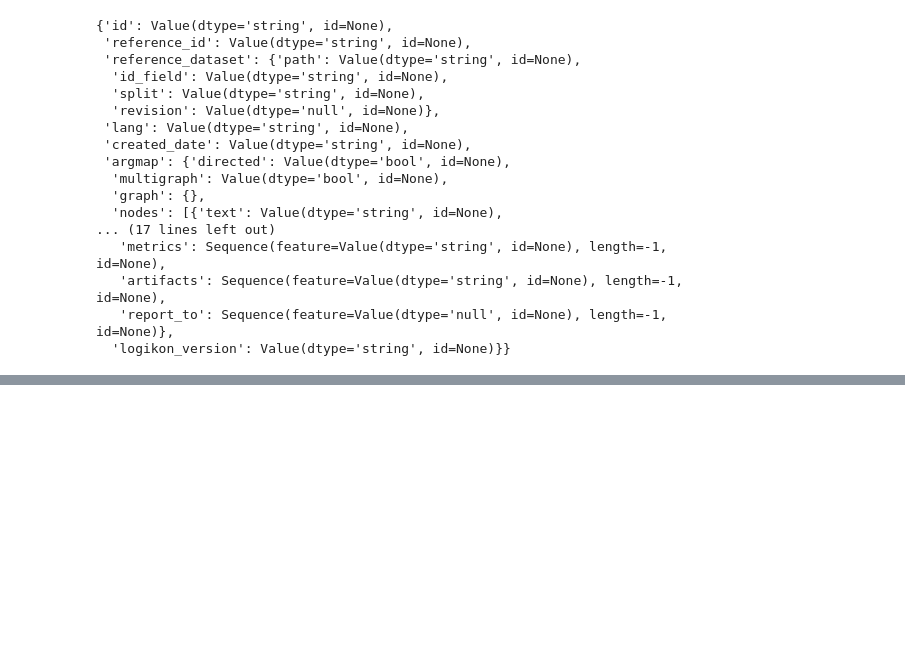
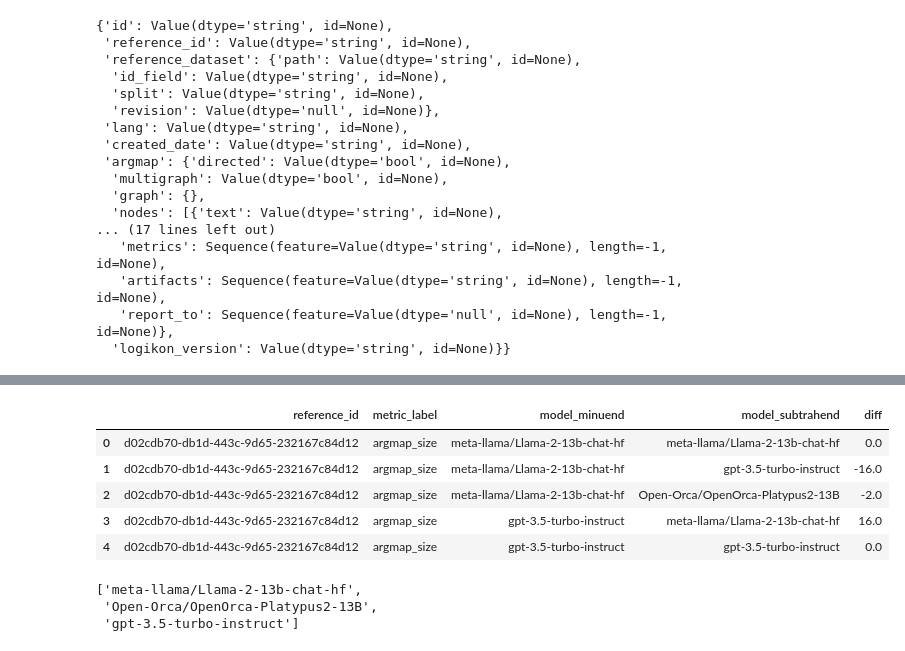
Before and after one commit to logikon-ai/logikon, a Jupyter notebook: examples/evaluations.ipynb, the cells around one changed output, grey strips where cells are left out. Saved outputs shown, nothing was run; the diff lists cells and outputs as text; code cells hidden in the pictures; blank space fills up the shorter version.

```diff
--- a/examples/evaluations.ipynb
+++ b/examples/evaluations.ipynb
@@ -199,7 +199,7 @@ for enum, example in enumerate(ref_ds):  # ref_ds.select(list(range(60)))
         print(f"Skipping {example[reference_dataset.id_field]}")
         continue
 
-    if len(example["history"])+len(example["text"]) > 900:
+    if len(example["history"].split())+len(example["text"].split()) > 900:
         print(f"Too long: Skipping {example[reference_dataset.id_field]}")
         continue
 
@@ -426,0 +417,35 @@ Name: scores, dtype: float64
+# %%
+# construct a dataset that stores model disagreement for all metrics
+
+
+reference_ids = list(set(df.reference_id.to_list()))
+
+data_diff = []
+
+for metric_label in metric_labels:
+    for reference_id in reference_ids:
+        df_sameref = df[df.reference_id.eq(reference_id)]
+        models = list(set(df_sameref.model.to_list()))
+        for model_minuend in models:
+            for model_subtrahend in models:
+                diff = 0
+                if model_minuend != model_subtrahend:
+                    metric_value = lambda model: df_sameref[df_sameref.model.eq(model)][metric_label].iloc[0]
+                    diff = metric_value(model_minuend) - metric_value(model_subtrahend)
+                data_diff.append(dict(
+                    reference_id=reference_id,
+                    metric_label=metric_label,
+                    model_minuend="\n".join(textwrap.wrap(model_minuend,width=10)),
+                    model_subtrahend="\n".join(textwrap.wrap(model_subtrahend,width=10)),
+                    diff=diff,
+                ))
+
+df_diff = pd.DataFrame(data_diff)
+df_diff.head()
+# %% [output]
+|  | reference_id | metric_label | model_minuend | model_subtrahend | diff |
+| 0 | d02cdb70-db1d-443c-9d65-232167c84d12 | argmap_size | meta-llama/Llama-2-13b-chat-hf | meta-llama/Llama-2-13b-chat-hf | 0.0 |
+| 1 | d02cdb70-db1d-443c-9d65-232167c84d12 | argmap_size | meta-llama/Llama-2-13b-chat-hf | gpt-3.5-turbo-instruct | -16.0 |
+| 2 | d02cdb70-db1d-443c-9d65-232167c84d12 | argmap_size | meta-llama/Llama-2-13b-chat-hf | Open-Orca/OpenOrca-Platypus2-13B | -2.0 |
+| 3 | d02cdb70-db1d-443c-9d65-232167c84d12 | argmap_size | gpt-3.5-turbo-instruct | meta-llama/Llama-2-13b-chat-hf | 16.0 |
+| 4 | d02cdb70-db1d-443c-9d65-232167c84d12 | argmap_size | gpt-3.5-turbo-instruct | gpt-3.5-turbo-instruct | 0.0 |
@@ -426,0 +455,9 @@ Name: scores, dtype: float64
+# %%
+def sort_models_by_metrics(metric_label):
+    return df.groupby(by="model")[metric_label].mean().sort_values().index.to_list()
+
+sort_models_by_metrics("argmap_size")
+# %% [output]
+['meta-llama/Llama-2-13b-chat-hf',
+ 'Open-Orca/OpenOrca-Platypus2-13B',
+ 'gpt-3.5-turbo-instruct']
```
Also changed, not shown: parts of 20 cells of this notebook, 15 other files.
